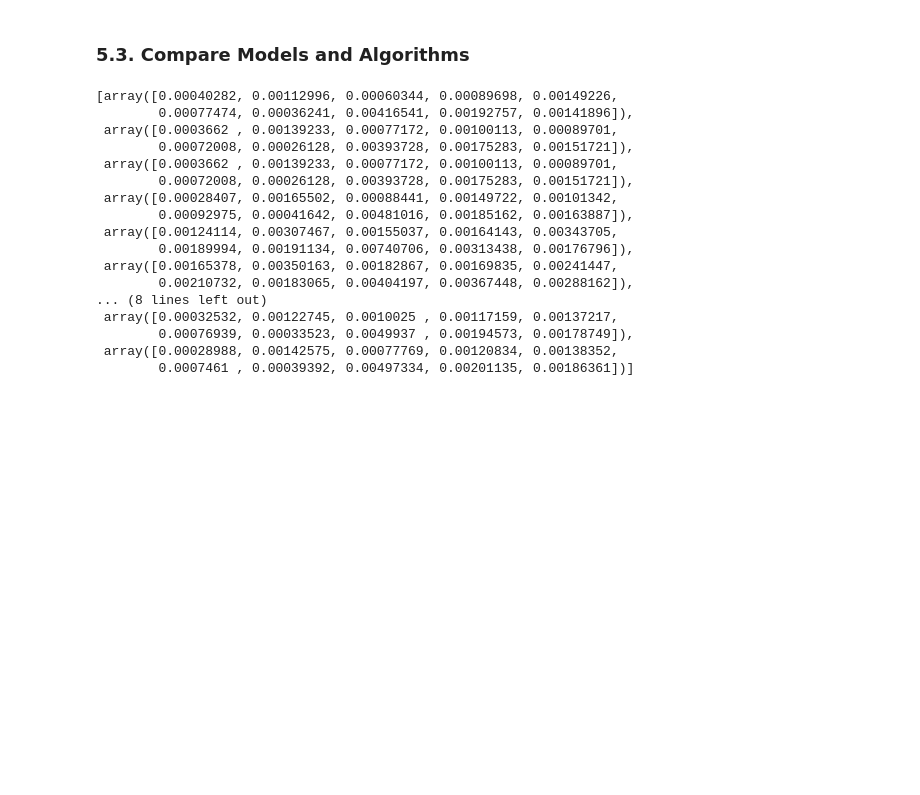
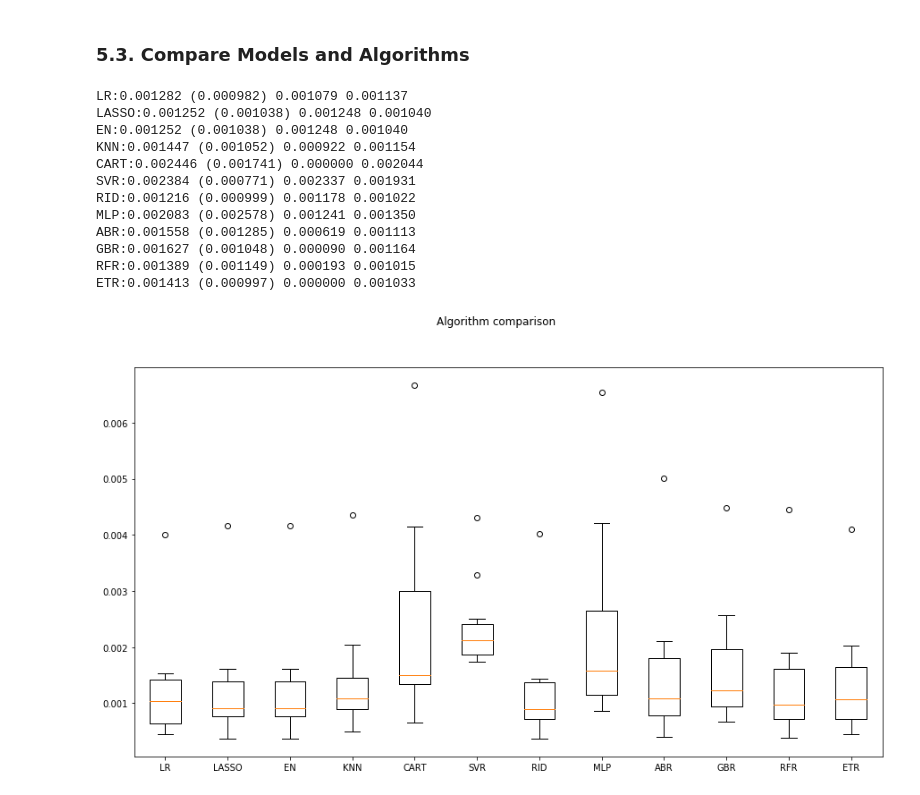
Before and after one commit to askhab2022/ML-Repo, a Jupyter notebook: fin-ml/Stock Price Prediction.ipynb, the cells around one changed output. Drawn from its saved outputs; the diff is of its cells as text; code cells hidden in the pictures; blank space fills up the shorter version.

```diff
--- a/fin-ml/Stock Price Prediction.ipynb
+++ b/fin-ml/Stock Price Prediction.ipynb
@@ -258,34 +283,50 @@ models.append(('GBR', GradientBoostingRegressor()))
 models.append(('RFR', RandomForestRegressor()))
 models.append(('ETR', ExtraTreesRegressor()))
 # %%
-names=[]
-kfolds_results = []
-for name,model in models:
+names = []
+kfold_results = []
+test_results = []
+train_results = []
+for name, model in models:
     names.append(name)
 
-    #Kfold analysis:
+    ## K Fold analysis:
+
     kfold = KFold(n_splits=num_folds)
-    cv_results = -1 * cross_val_score(model,X_train,Y_train,cv=num_folds,scoring=scoring)
-    kfolds_results.append(cv_results)
+    cv_results = -1* cross_val_score(model, X_train, Y_train, cv=kfold, scoring=scoring)
+    kfold_results.append(cv_results)
 
-    # To
 
-kfolds_results
+    # Full Training period
+    res = model.fit(X_train, Y_train)
+    train_result = mean_squared_error(res.predict(X_train), Y_train)
+    train_results.append(train_result)
+
+    # Test results
+    test_result = mean_squared_error(res.predict(X_test), Y_test)
+    test_results.append(test_result)
+
+    print("%s:%f (%f) %f %f" % (name,cv_results.mean(),cv_results.std(),train_result,test_result))
 # %% [output]
-[array([0.00040282, 0.00112996, 0.00060344, 0.00089698, 0.00149226,
-        0.00077474, 0.00036241, 0.00416541, 0.00192757, 0.00141896]),
- array([0.0003662 , 0.00139233, 0.00077172, 0.00100113, 0.00089701,
-        0.00072008, 0.00026128, 0.00393728, 0.00175283, 0.00151721]),
- array([0.0003662 , 0.00139233, 0.00077172, 0.00100113, 0.00089701,
-        0.00072008, 0.00026128, 0.00393728, 0.00175283, 0.00151721]),
- array([0.00028407, 0.00165502, 0.00088441, 0.00149722, 0.00101342,
-        0.00092975, 0.00041642, 0.00481016, 0.00185162, 0.00163887]),
- array([0.00124114, 0.00307467, 0.00155037, 0.00164143, 0.00343705,
-        0.00189994, 0.00191134, 0.00740706, 0.00313438, 0.00176796]),
- array([0.00165378, 0.00350163, 0.00182867, 0.00169835, 0.00241447,
-        0.00210732, 0.00183065, 0.00404197, 0.00367448, 0.00288162]),
-... (8 lines left out)
- array([0.00032532, 0.00122745, 0.0010025 , 0.00117159, 0.00137217,
-        0.00076939, 0.00033523, 0.0049937 , 0.00194573, 0.00178749]),
- array([0.00028988, 0.00142575, 0.00077769, 0.00120834, 0.00138352,
-        0.0007461 , 0.00039392, 0.00497334, 0.00201135, 0.00186361])]
+LR:0.001282 (0.000982) 0.001079 0.001137
+LASSO:0.001252 (0.001038) 0.001248 0.001040
+EN:0.001252 (0.001038) 0.001248 0.001040
+KNN:0.001447 (0.001052) 0.000922 0.001154
+CART:0.002446 (0.001741) 0.000000 0.002044
+SVR:0.002384 (0.000771) 0.002337 0.001931
+RID:0.001216 (0.000999) 0.001178 0.001022
+MLP:0.002083 (0.002578) 0.001241 0.001350
+ABR:0.001558 (0.001285) 0.000619 0.001113
+GBR:0.001627 (0.001048) 0.000090 0.001164
+RFR:0.001389 (0.001149) 0.000193 0.001015
+ETR:0.001413 (0.000997) 0.000000 0.001033
+# %%
+fig = pyplot.figure()
+fig.suptitle("Algorithm comparison")
+ax = fig.add_subplot(111)
+pyplot.boxplot(kfolds_results)
+ax.set_xticklabels(names)
+fig.set_size_inches(15,8)
+pyplot.show()
+# %% [output]
+[figure, added]
```
Also changed, not shown: parts of 20 cells of this notebook.
